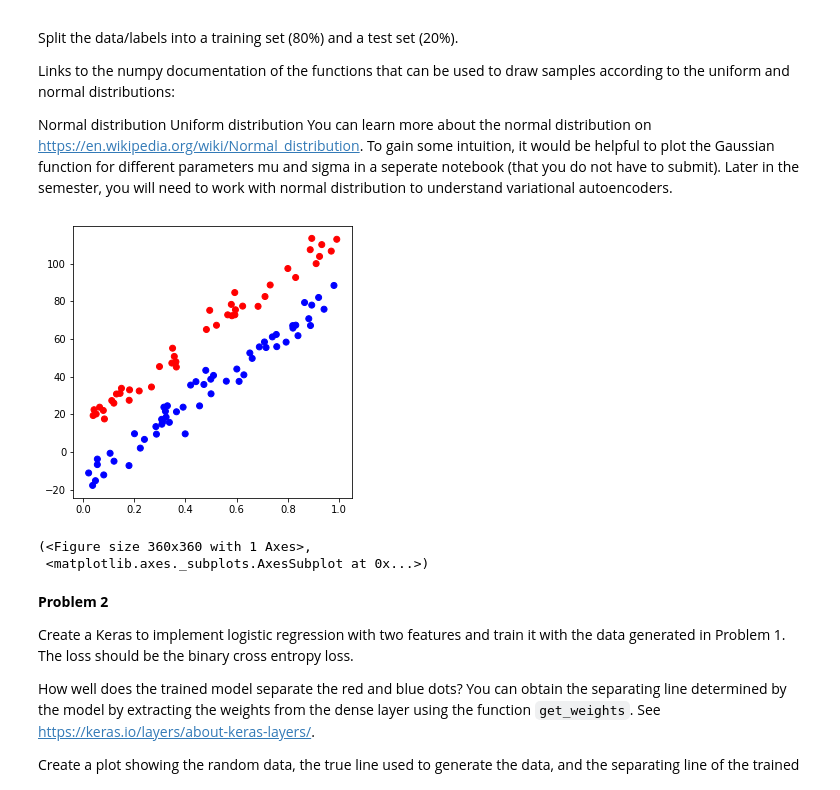
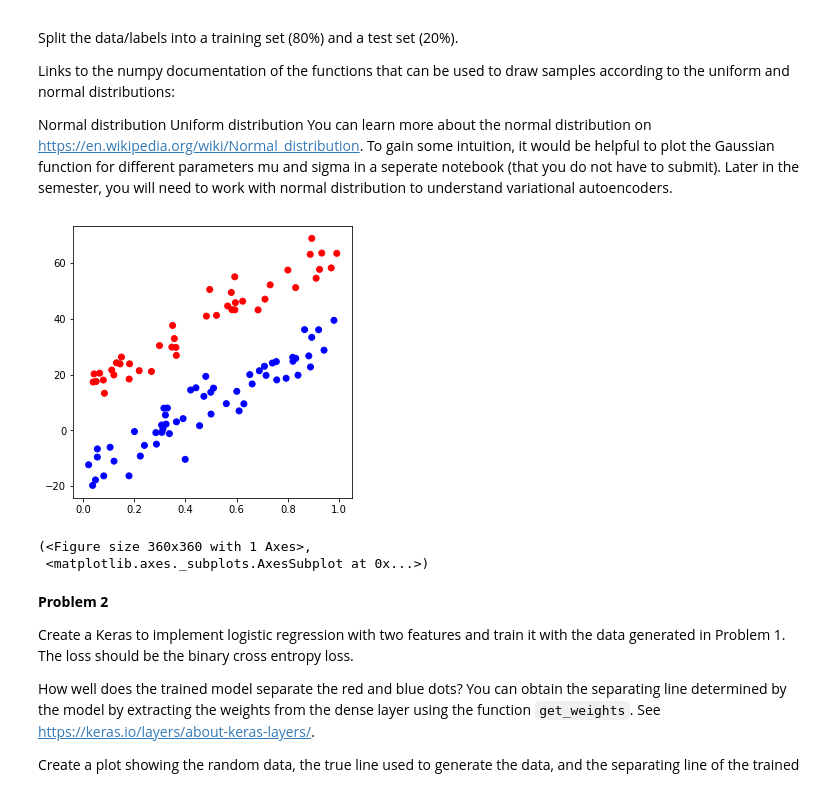
Before and after one commit to nspeer12/AI_CAP4630, a Jupyter notebook: hw3.ipynb, the cells around one changed output. Cells and saved outputs as stored; diff of their text form; code cells hidden in the pictures.

```diff
--- a/hw3.ipynb
+++ b/hw3.ipynb
@@ -54,17 +55,17 @@ def get_random_data(w, b, mu, sigma, m):
 # %%
 def graph_random_data(w, b, mu, sigma, m):
   x_1, x_2, c = get_random_data(w, b, mu, sigma, m)
   fig, ax = plt.subplots(figsize=(5,5))
 
   colors = ['blue' if c[x] == 1 else 'red' for x in range(m)]
 
   ax.scatter(x_1, x_2, c=colors)
   plt.show()
   return fig, ax
 
-graph_random_data(100,10,15,5,100)
+graph_random_data(50,10,15,5,100)
 # %% [output]
-[figure, old version]
+[figure, new version]
 (<Figure size 360x360 with 1 Axes>,
  <matplotlib.axes._subplots.AxesSubplot at 0x...>)
 # %% [markdown]
```
Also changed, not shown: parts of 13 cells of this notebook.
